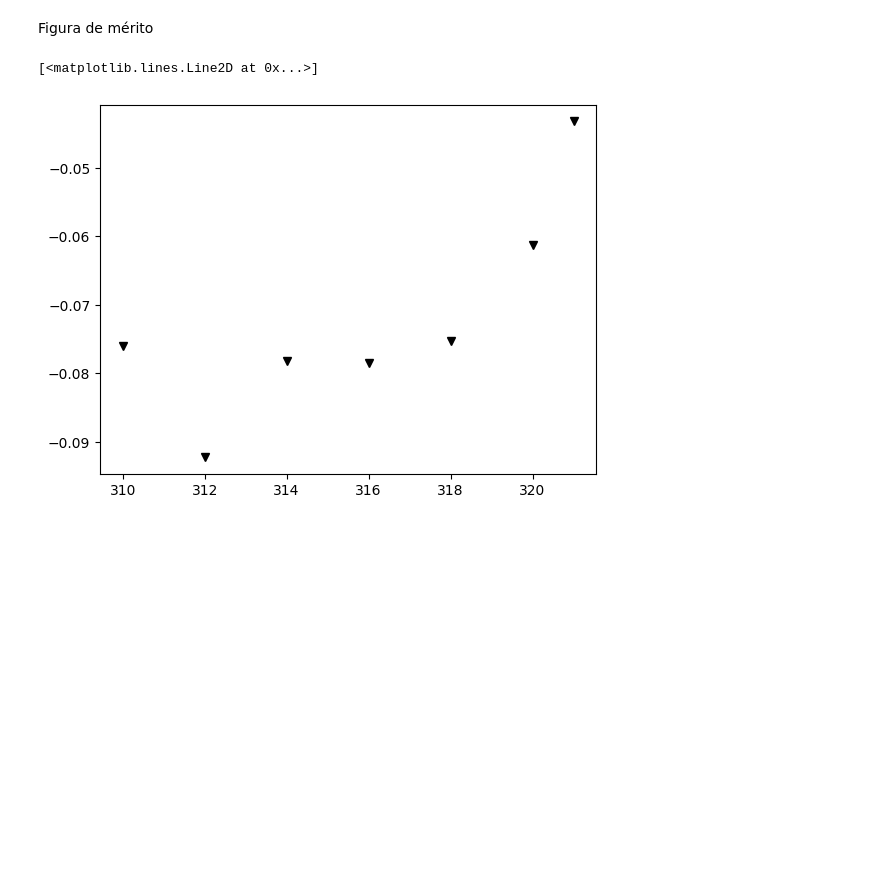
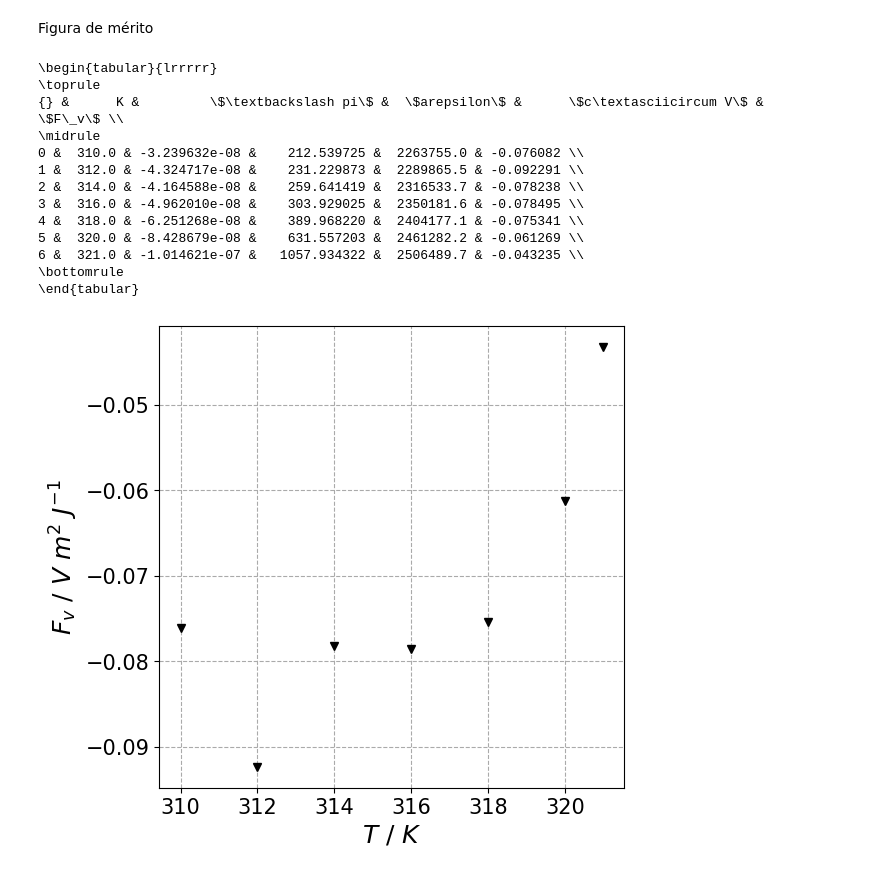
Before and after one commit to albertopeinador/termicas, a Jupyter notebook: lab_termo.ipynb, the cells around one changed output. Saved outputs shown, nothing was run; the diff lists cells and outputs as text; code cells hidden in the pictures; blank space fills up the shorter version.

```diff
--- a/lab_termo.ipynb
+++ b/lab_termo.ipynb
@@ -410,7 +421,7 @@ from scipy.integrate import cumtrapz
 fig = plt.figure(figsize=(7, 6))
 ax = fig.subplots()
 ax2 = ax.twinx()
-S = 64
+S = 64e-2
 data = pd.read_csv('datos_practicas_23_24/piro_tgs.dat', header=None)
 pi = data[2] / (data[3] * S)
 data.plot(x = 1, y = 2, ax = ax, color = 'k', legend = None)
@@ -419,7 +430,7 @@ ax2.plot(data[1].loc[:len(P)-1], P, 'r')
 
 ax.set_ylabel('$i_P\ /\ A$', fontsize = 18)
 ax.set_xlabel('$T\ /\ K $', fontsize = 18)
-ax2.set_ylabel('$P\ /\ C\ mm^{-2}$', fontsize = 18, color = 'r')
+ax2.set_ylabel('$P\ /\ C\ cm^{-2}$', fontsize = 18, color = 'r')
 ax.grid(linestyle = '--', color = '#aaaaaa')
 
 ax.ticklabel_format(axis= 'y', style = 'sci', scilimits = (-3, 3))
@@ -433,17 +444,53 @@ fig.savefig('P.pdf')
 Figura de mérito
 # %%
 #    Load c data
-rho = 1.69
+fig = plt.figure(figsize=(6, 6))
+ax = fig.subplots()
+dict = {'K': [], '$\pi$': [], '$\varepsilon$':[], '$c^V$':[], '$F_v$':[]}
+table = pd.DataFrame(dict)
+
+rho = 1.69e6
 c = pd.read_csv('datos_practicas_23_24/calorespecifico.dat', header=None)
 cSv = c[1] * rho
 T = [310, 312, 314, 316, 318, 320, 321]#np.linspace(310, 321, 100)
 Fv = []
 for i in T:
-    df_closest_e = e_TGS.iloc[(C_TGS[0]-i).abs().argsort()[:1]]
-    df_closest_cSv = cSv.iloc[(c[0]-i).abs().argsort()[:1]]
-    df_closest_pi = pi.iloc[(data[1]-i).abs().argsort()[:1]]
-    Fv.append(df_closest_pi.to_list()[0] / (e0 * df_closest_e.to_list()[0] * df_closest_cSv.to_list()[0]))
-plt.plot(T, Fv, 'kv')
+    df_closest_e = e_TGS.iloc[(C_TGS[0]-i).abs().argsort()[:1]].to_list()[0]
+    df_closest_cSv = cSv.iloc[(c[0]-i).abs().argsort()[:1]].to_list()[0]
+    df_closest_pi = pi.iloc[(data[1]-i).abs().argsort()[:1]].to_list()[0]
+    l_Fv = df_closest_pi * 1e4 / (e0 * df_closest_e * df_closest_cSv)
+    Fv.append(l_Fv)
+    table.loc[T.index(i)] = [i, df_closest_pi, df_closest_e, df_closest_cSv, l_Fv]
+ax.plot(T, Fv, 'kv')
+
+ax.set_ylabel('$F_v\ /\ V\ m^2\ J^{-1}$', fontsize = 18)
+ax.set_xlabel('$T\ /\ K $', fontsize = 18)
+
+ax.grid(linestyle = '--', color = '#aaaaaa')
+
+
+#ax.ticklabel_format(axis= 'both', style = 'sci', scilimits = (3, 3))
+
+
+ax.tick_params(labelsize=15)
+
+
+fig.savefig('FOM.pdf')
+
+
+print(table.to_latex())
 # %% [output]
-[<matplotlib.lines.Line2D at 0x...>]
+\begin{tabular}{lrrrrr}
+\toprule
+{} &      K &         \$\textbackslash pi\$ &  \$arepsilon\$ &      \$c\textasciicircum V\$ &     \$F\_v\$ \\
+\midrule
+0 &  310.0 & -3.239632e-08 &    212.539725 &  2263755.0 & -0.076082 \\
+1 &  312.0 & -4.324717e-08 &    231.229873 &  2289865.5 & -0.092291 \\
+2 &  314.0 & -4.164588e-08 &    259.641419 &  2316533.7 & -0.078238 \\
+3 &  316.0 & -4.962010e-08 &    303.929025 &  2350181.6 & -0.078495 \\
+4 &  318.0 & -6.251268e-08 &    389.968220 &  2404177.1 & -0.075341 \\
+5 &  320.0 & -8.428679e-08 &    631.557203 &  2461282.2 & -0.061269 \\
+6 &  321.0 & -1.014621e-07 &   1057.934322 &  2506489.7 & -0.043235 \\
+\bottomrule
+\end{tabular}
-[figure, old version]
+[figure, new version]
```
Also changed, not shown: parts of 3 cells of this notebook, 15 other files.
